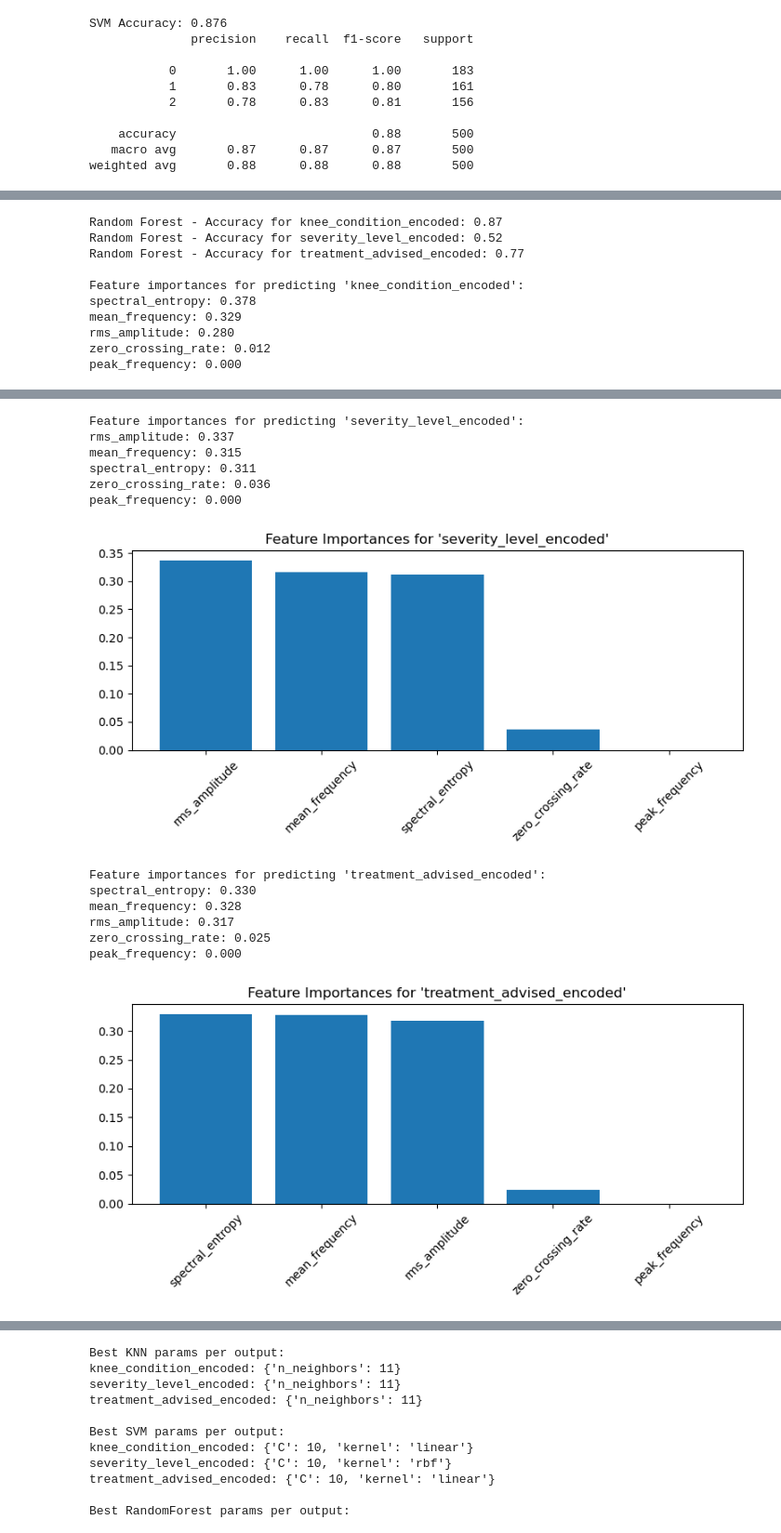
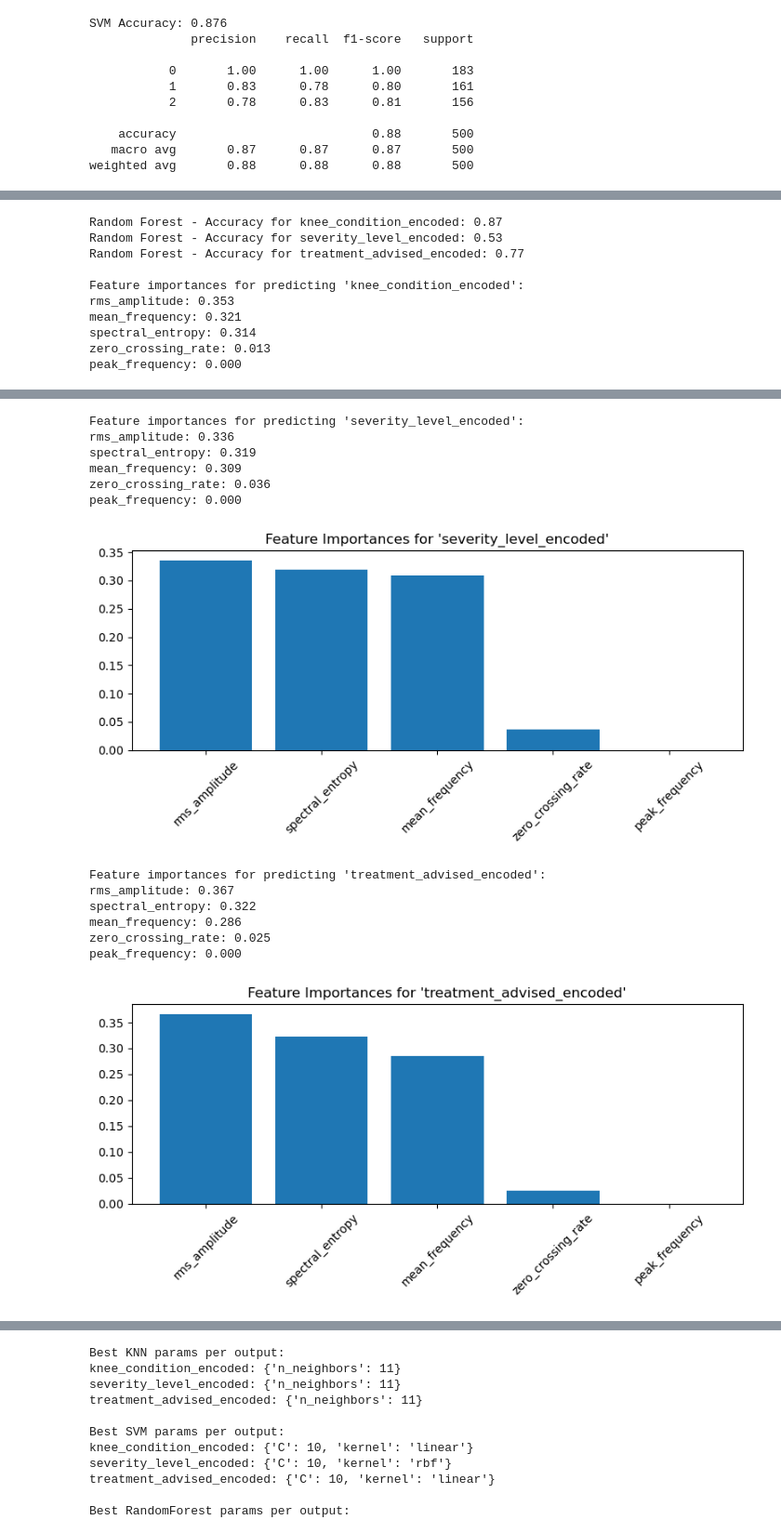
Before and after one commit to pruthvi-v521/knee-vibroarthrography-sc, a Jupyter notebook: vibroarthrography.ipynb, the cells around one changed output, grey strips where cells are left out. Shown: that part at 93% size. Drawn from its saved outputs; the diff is of its cells as text; code cells hidden in the pictures.

```diff
--- a/vibroarthrography.ipynb
+++ b/vibroarthrography.ipynb
@@ -386,4 +386,4 @@ Y = df[['knee_condition_encoded', 'severity_level_encoded', 'treatment_advised_e
 #split data
 from sklearn.model_selection import train_test_split
 
-X_train_final, X_test_final, Y_train, Y_test = train_test_split(X, Y, test_size=0.2, random_state=42)
+X_train, X_test, Y_train, Y_test = train_test_split(X, Y, test_size=0.2, random_state=42)
@@ -615,10 +397,10 @@ knn = KNeighborsClassifier(n_neighbors=5)
 multi_knn = MultiOutputClassifier(knn)
 
 # Train
-multi_knn.fit(X_train_final, Y_train)
+multi_knn.fit(X_train, Y_train)
 
 # Predict
-Y_pred = multi_knn.predict(X_test_final)
+Y_pred = multi_knn.predict(X_test)
 
 # Evaluate accuracy per output
 for i, col in enumerate(Y.columns):
@@ -633,19 +415,14 @@ from sklearn.svm import SVC
 from sklearn.multioutput import MultiOutputClassifier
 
 # Wrap SVM
-svm = SVC(
-    kernel='rbf',
-    C=10,
-    class_weight='balanced',  # Add this line
-    random_state=42
-)
+svm = SVC(kernel='linear', random_state=42)
 multi_svm = MultiOutputClassifier(svm)
 
 # Train
-multi_svm.fit(X_train_final, Y_train)
+multi_svm.fit(X_train, Y_train)
 
 # Predict
-Y_pred_svm = multi_svm.predict(X_test_final)
+Y_pred_svm = multi_svm.predict(X_test)
 
 # Evaluate accuracy per output
 for i, col in enumerate(Y.columns):
@@ -791,22 +472,17 @@ Y = df[['knee_condition_encoded', 'severity_level_encoded', 'treatment_advised_e
 # Train/test split
 from sklearn.model_selection import train_test_split
 
-X_train_final, X_test_final, Y_train, Y_test = train_test_split(X, Y, test_size=0.2, random_state=42)
+X_train, X_test, Y_train, Y_test = train_test_split(X, Y, test_size=0.2, random_state=42)
 
 # Build Random Forest model
-rf = RandomForestClassifier(
-    n_estimators=200,
-    max_depth=20,
-    class_weight='balanced',  # Add this line
-    random_state=42
-)
+rf = RandomForestClassifier(n_estimators=100, random_state=42)
 multi_rf = MultiOutputClassifier(rf)
 
 # Train
-multi_rf.fit(X_train_final, Y_train)
+multi_rf.fit(X_train, Y_train)
 
 # Predict
-Y_pred_rf = multi_rf.predict(X_test_final)
+Y_pred_rf = multi_rf.predict(X_test)
 
 # Evaluate accuracy per output
 for i, col in enumerate(Y.columns):
@@ -833,12 +509,12 @@ for i, estimator in enumerate(multi_rf.estimators_):
     plt.show()
 # %% [output]
 Random Forest - Accuracy for knee_condition_encoded: 0.87
-Random Forest - Accuracy for severity_level_encoded: 0.52
+Random Forest - Accuracy for severity_level_encoded: 0.53
 Random Forest - Accuracy for treatment_advised_encoded: 0.77
 
 Feature importances for predicting 'knee_condition_encoded':
-spectral_entropy: 0.378
-mean_frequency: 0.329
-rms_amplitude: 0.280
-zero_crossing_rate: 0.012
+rms_amplitude: 0.353
+mean_frequency: 0.321
+spectral_entropy: 0.314
+zero_crossing_rate: 0.013
 peak_frequency: 0.000
@@ -846,14 +522,14 @@ peak_frequency: 0.000
 Feature importances for predicting 'severity_level_encoded':
-rms_amplitude: 0.337
-mean_frequency: 0.315
-spectral_entropy: 0.311
+rms_amplitude: 0.336
+spectral_entropy: 0.319
+mean_frequency: 0.309
 zero_crossing_rate: 0.036
 peak_frequency: 0.000
 [figure]
 Feature importances for predicting 'treatment_advised_encoded':
-spectral_entropy: 0.330
-mean_frequency: 0.328
-rms_amplitude: 0.317
+rms_amplitude: 0.367
+spectral_entropy: 0.322
+mean_frequency: 0.286
 zero_crossing_rate: 0.025
 peak_frequency: 0.000
-[figure, old version]
+[figure, new version]
```
Also changed, not shown: parts of 17 cells of this notebook, 2 other files.
